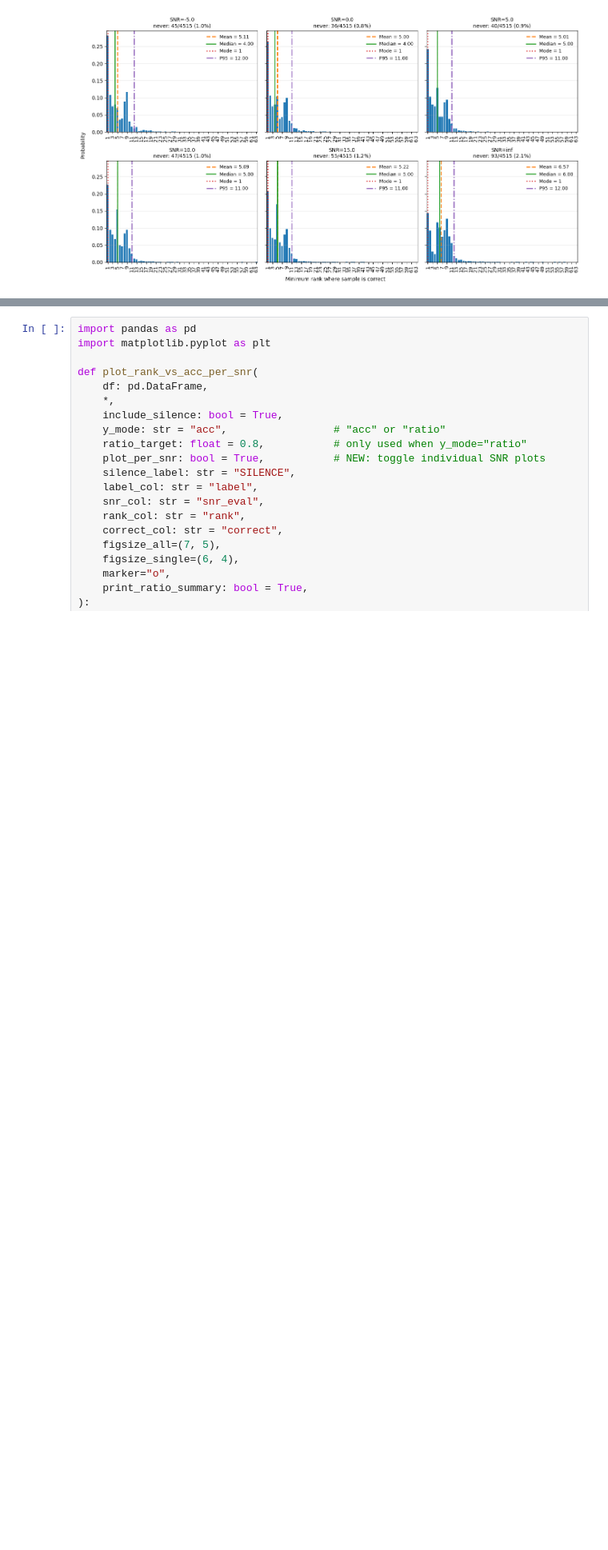
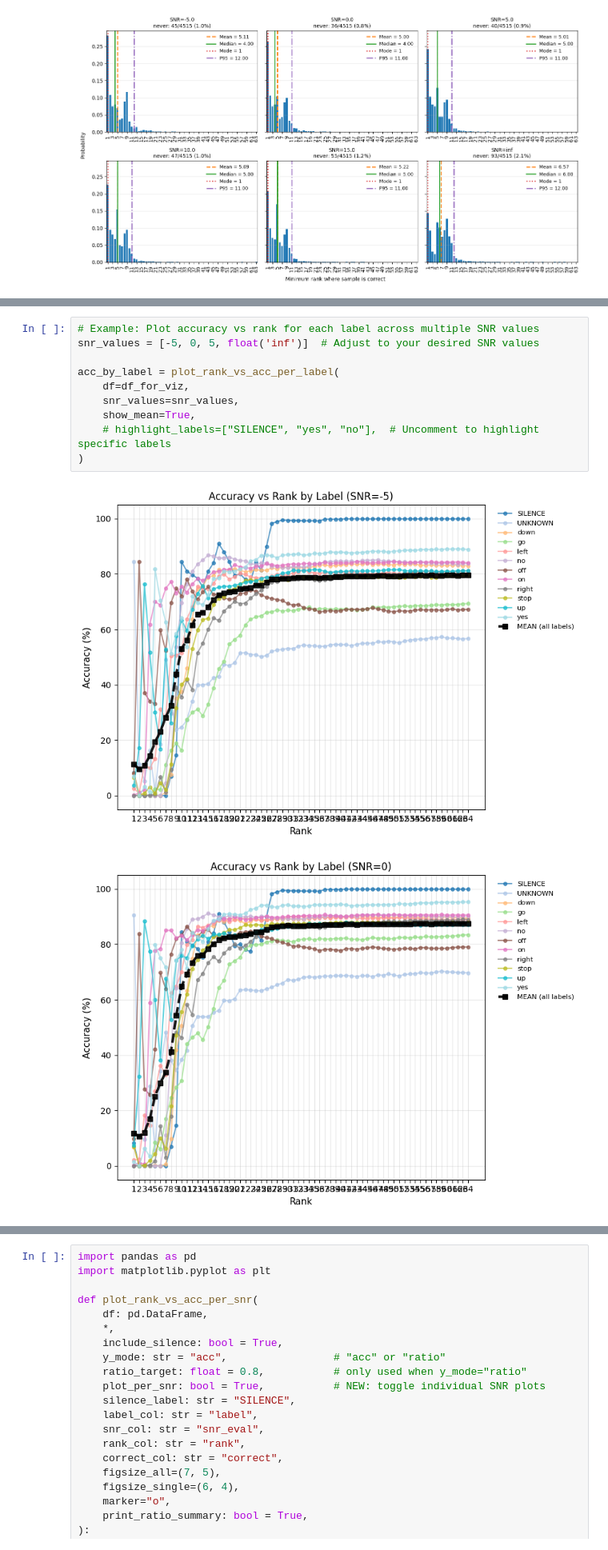
Before and after one commit to c-wejendorp/thesis, a Jupyter notebook: scripts/keyword_spotting/base_model_viz.ipynb, the cells around one changed output, grey strips where cells are left out. Shown at 80% size. Drawn from its saved outputs; the diff is of its cells as text; blank space fills up the shorter version.

```diff
--- a/scripts/keyword_spotting/base_model_viz.ipynb
+++ b/scripts/keyword_spotting/base_model_viz.ipynb
@@ -479,0 +1562,13 @@ per_sample_by_noise = plot_min_correct_rank_by_noise_type(
+# %%
+# Example: Plot accuracy vs rank for each label across multiple SNR values
+snr_values = [-5, 0, 5, float('inf')]  # Adjust to your desired SNR values
+
+acc_by_label = plot_rank_vs_acc_per_label(
+    df=df_for_viz,
+    snr_values=snr_values,
+    show_mean=True,
+    # highlight_labels=["SILENCE", "yes", "no"],  # Uncomment to highlight specific labels
+)
+# %% [output]
+[figure, added]
+[figure, added]
```
Also changed, not shown: parts of 11 cells of this notebook, 2 other files.
